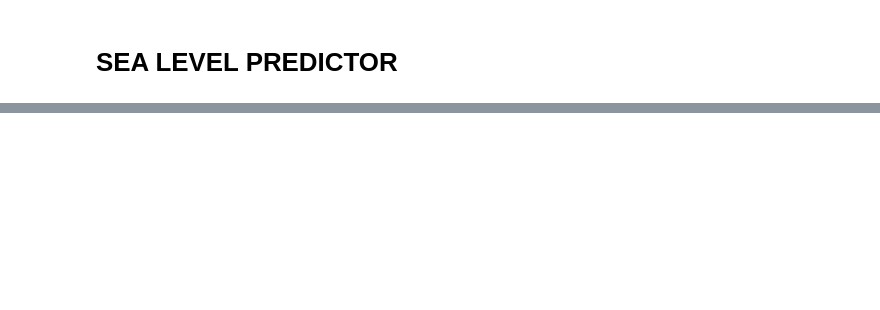
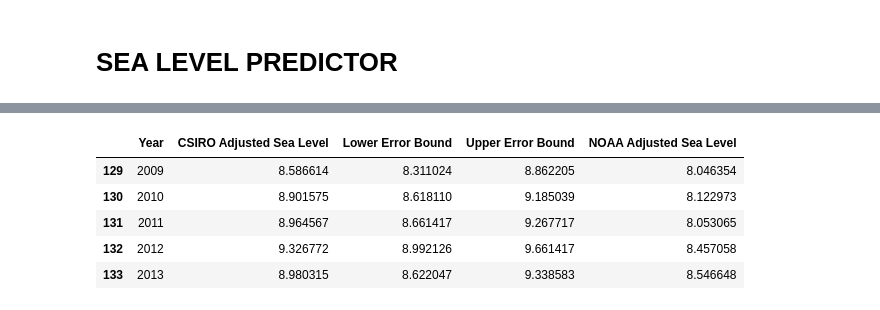
Before and after one commit to Adrieto/DataScience, a Jupyter notebook: FCC Projects - Data Analysis With Python/SeaLevelPredictor.ipynb, the cells around one changed output, grey strips where cells are left out. Saved outputs shown, nothing was run; the diff lists cells and outputs as text; code cells hidden in the pictures; blank space fills up the shorter version.

```diff
--- a/FCC Projects - Data Analysis With Python/SeaLevelPredictor.ipynb
+++ b/FCC Projects - Data Analysis With Python/SeaLevelPredictor.ipynb
@@ -42,0 +75,14 @@ df.describe()
+# %%
+#y = slope * x + y_intercept
+
+A = [7.06107985777146, 7.227507131103323, 7.393934404435242, 7.560361677767105, 7.726788951098968, 7.89321622443083, 8.059643497762693, 8.226070771094555, 8.392498044426418, 8.55892531775828, 8.725352591090143, 8.891779864422006, 9.058207137753925, 9.224634411085788, 9.39106168441765, 9.557488957749513, 9.723916231081375, 9.890343504413238, 10.0567707777451, 10.223198051076963, 10.389625324408826, 10.556052597740688, 10.72247987107255, 10.88890714440447, 11.055334417736333, 11.221761691068195, 11.388188964400058, 11.55461623773192, 11.721043511063783, 11.887470784395646, 12.053898057727508, 12.220325331059371, 12.386752604391233, 12.553179877723153, 12.719607151055015, 12.886034424386878, 13.05246169771874, 13.218888971050603, 13.385316244382466, 13.551743517714328, 13.718170791046191, 13.884598064378054, 14.051025337709916, 14.217452611041836, 14.383879884373698, 14.55030715770556, 14.716734431037423, 14.883161704369286, 15.049588977701148, 15.216016251033011, 15.382443524364874]
+# %%
+len(A)
+df.tail()
+# %% [output]
+|  | Year | CSIRO Adjusted Sea Level | Lower Error Bound | Upper Error Bound | NOAA Adjusted Sea Level |
+| 129 | 2009 | 8.586614 | 8.311024 | 8.862205 | 8.046354 |
+| 130 | 2010 | 8.901575 | 8.618110 | 9.185039 | 8.122973 |
+| 131 | 2011 | 8.964567 | 8.661417 | 9.267717 | 8.053065 |
+| 132 | 2012 | 9.326772 | 8.992126 | 9.661417 | 8.457058 |
+| 133 | 2013 | 8.980315 | 8.622047 | 9.338583 | 8.546648 |
```
Also changed, not shown: parts of 9 cells of this notebook, 3 other files.
